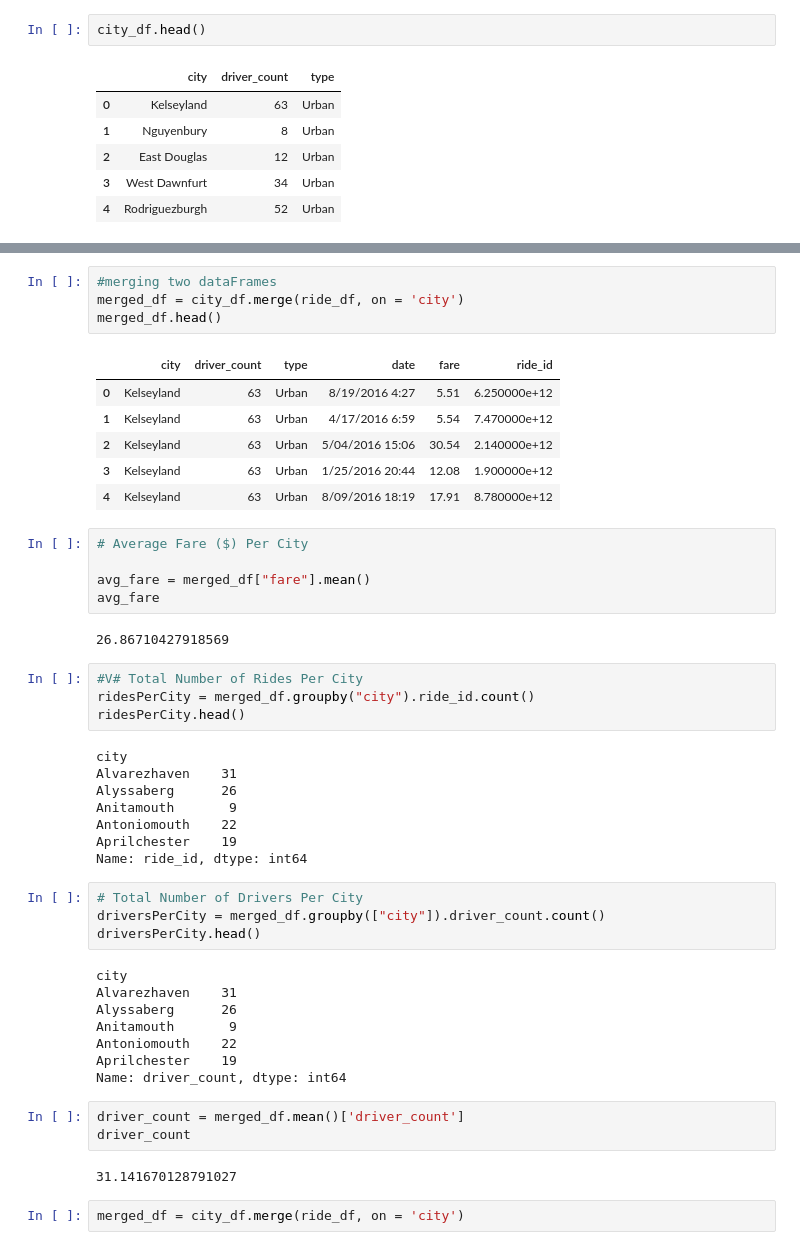
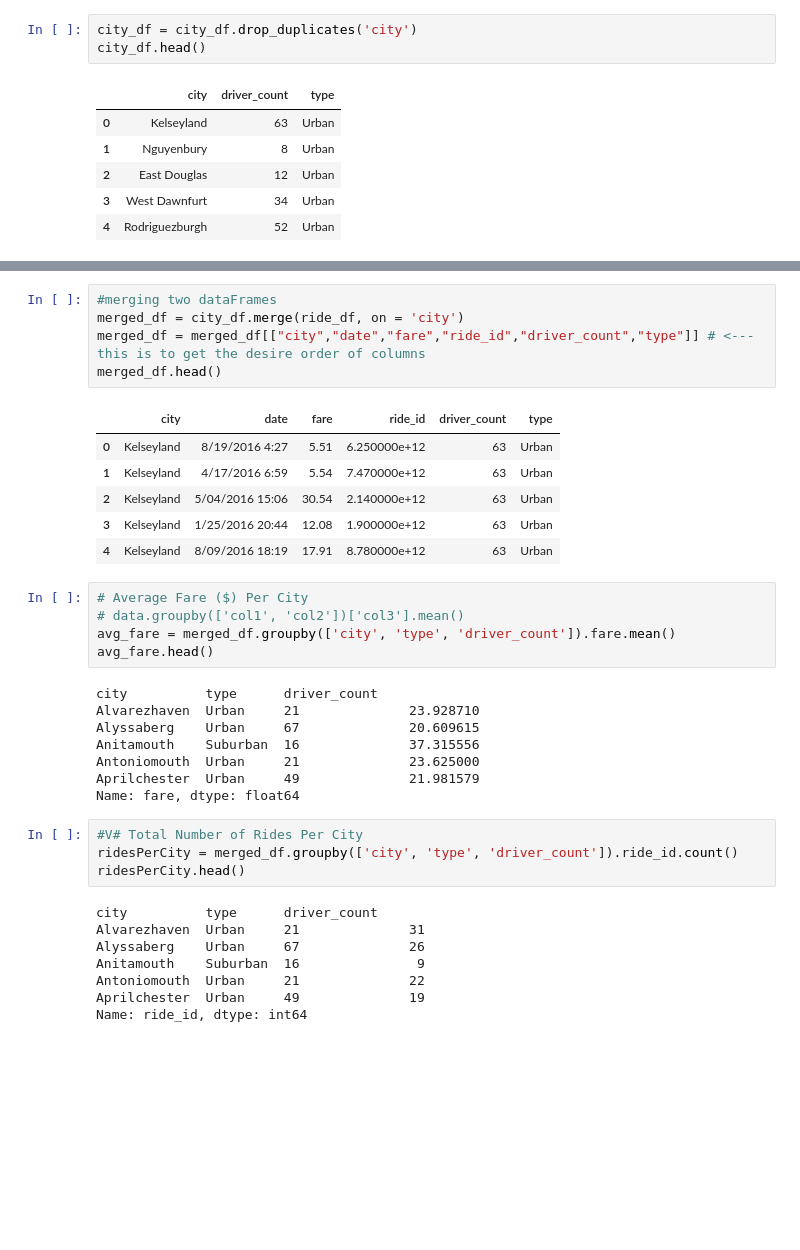
Before and after one commit to gayatripingale/Homework, a Jupyter notebook: Matplotlib/Pyber_RideSharing_Matplotlib.ipynb, the cells around one changed output, grey strips where cells are left out. Drawn from its saved outputs; the diff is of its cells as text; blank space fills up the shorter version.

```diff
--- a/Matplotlib/Pyber_RideSharing_Matplotlib.ipynb
+++ b/Matplotlib/Pyber_RideSharing_Matplotlib.ipynb
@@ -26,4 +23,5 @@ ride_df.head()
 # %%
+city_df = city_df.drop_duplicates('city')
 city_df.head()
 # %% [output]
 |  | city | driver_count | type |
@@ -35,49 +42,37 @@ city_df.head()
 # %%
 #merging two dataFrames
 merged_df = city_df.merge(ride_df, on = 'city')
+merged_df = merged_df[["city","date","fare","ride_id","driver_count","type"]] # <---this is to get the desire order of columns
 merged_df.head()
 # %% [output]
-|  | city | driver_count | type | date | fare | ride_id |
-| 0 | Kelseyland | 63 | Urban | 8/19/2016 4:27 | 5.51 | 6.250000e+12 |
-| 1 | Kelseyland | 63 | Urban | 4/17/2016 6:59 | 5.54 | 7.470000e+12 |
-| 2 | Kelseyland | 63 | Urban | 5/04/2016 15:06 | 30.54 | 2.140000e+12 |
-| 3 | Kelseyland | 63 | Urban | 1/25/2016 20:44 | 12.08 | 1.900000e+12 |
-| 4 | Kelseyland | 63 | Urban | 8/09/2016 18:19 | 17.91 | 8.780000e+12 |
+|  | city | date | fare | ride_id | driver_count | type |
+| 0 | Kelseyland | 8/19/2016 4:27 | 5.51 | 6.250000e+12 | 63 | Urban |
+| 1 | Kelseyland | 4/17/2016 6:59 | 5.54 | 7.470000e+12 | 63 | Urban |
+| 2 | Kelseyland | 5/04/2016 15:06 | 30.54 | 2.140000e+12 | 63 | Urban |
+| 3 | Kelseyland | 1/25/2016 20:44 | 12.08 | 1.900000e+12 | 63 | Urban |
+| 4 | Kelseyland | 8/09/2016 18:19 | 17.91 | 8.780000e+12 | 63 | Urban |
 # %%
 # Average Fare ($) Per City
-
-avg_fare = merged_df["fare"].mean()
-avg_fare
+# data.groupby(['col1', 'col2'])['col3'].mean()
+avg_fare = merged_df.groupby(['city', 'type', 'driver_count']).fare.mean()
+avg_fare.head()
 # %% [output]
-26.86710427918569
+city          type      driver_count
+Alvarezhaven  Urban     21              23.928710
+Alyssaberg    Urban     67              20.609615
+Anitamouth    Suburban  16              37.315556
+Antoniomouth  Urban     21              23.625000
+Aprilchester  Urban     49              21.981579
+Name: fare, dtype: float64
 # %%
 #V# Total Number of Rides Per City
-ridesPerCity = merged_df.groupby("city").ride_id.count()
+ridesPerCity = merged_df.groupby(['city', 'type', 'driver_count']).ride_id.count()
 ridesPerCity.head()
 # %% [output]
-city
-Alvarezhaven    31
-Alyssaberg      26
-Anitamouth       9
-Antoniomouth    22
-Aprilchester    19
+city          type      driver_count
+Alvarezhaven  Urban     21              31
+Alyssaberg    Urban     67              26
+Anitamouth    Suburban  16               9
+Antoniomouth  Urban     21              22
+Aprilchester  Urban     49              19
 Name: ride_id, dtype: int64
-# %%
-# Total Number of Drivers Per City
-driversPerCity = merged_df.groupby(["city"]).driver_count.count()
-driversPerCity.head()
-# %% [output]
-city
-Alvarezhaven    31
-Alyssaberg      26
-Anitamouth       9
-Antoniomouth    22
-Aprilchester    19
-Name: driver_count, dtype: int64
-# %%
-driver_count = merged_df.mean()['driver_count']
-driver_count
-# %% [output]
-31.141670128791027
-# %%
-merged_df = city_df.merge(ride_df, on = 'city')
```
Also changed, not shown: parts of 10 cells of this notebook, 1 other file.
